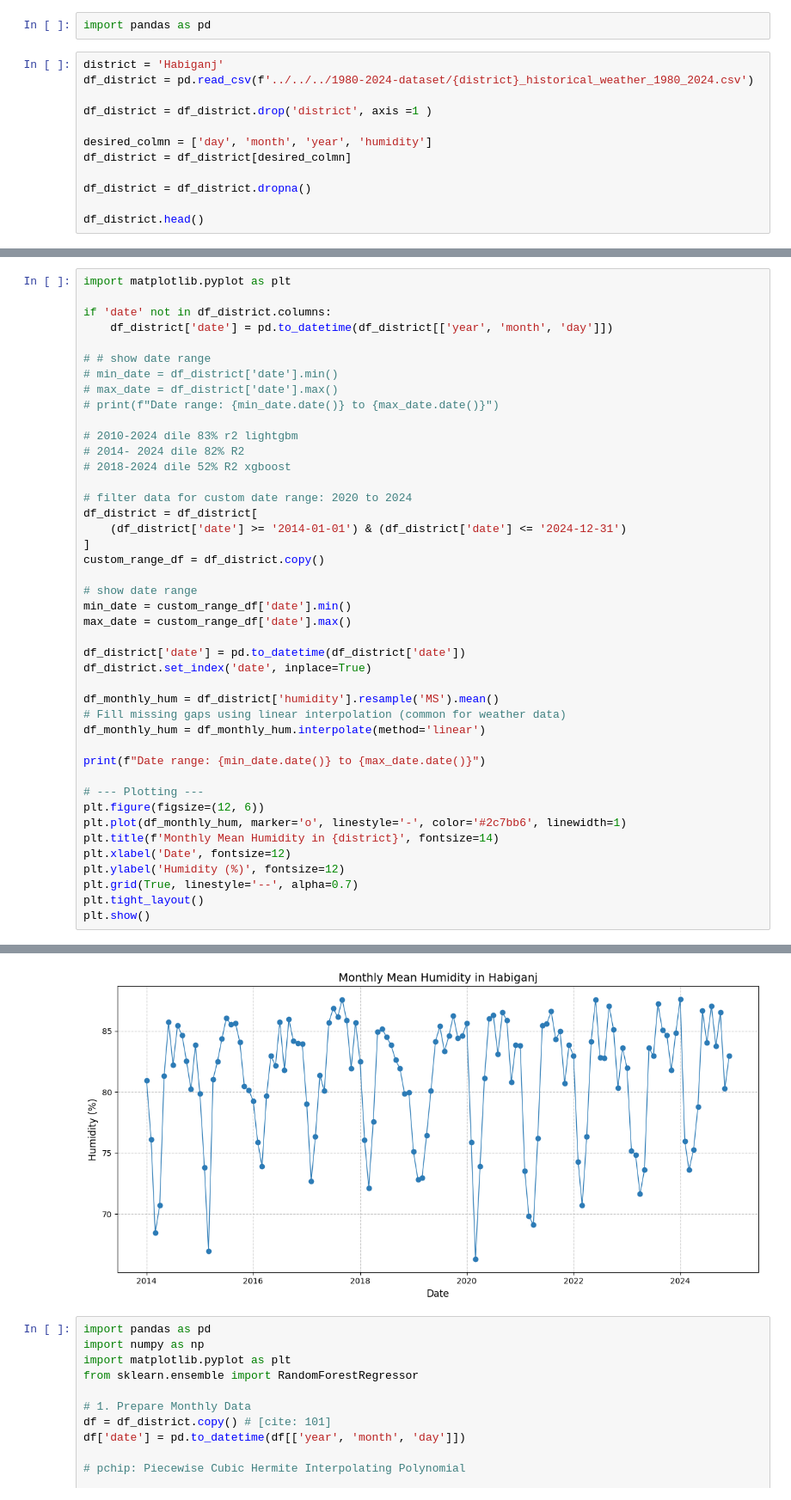
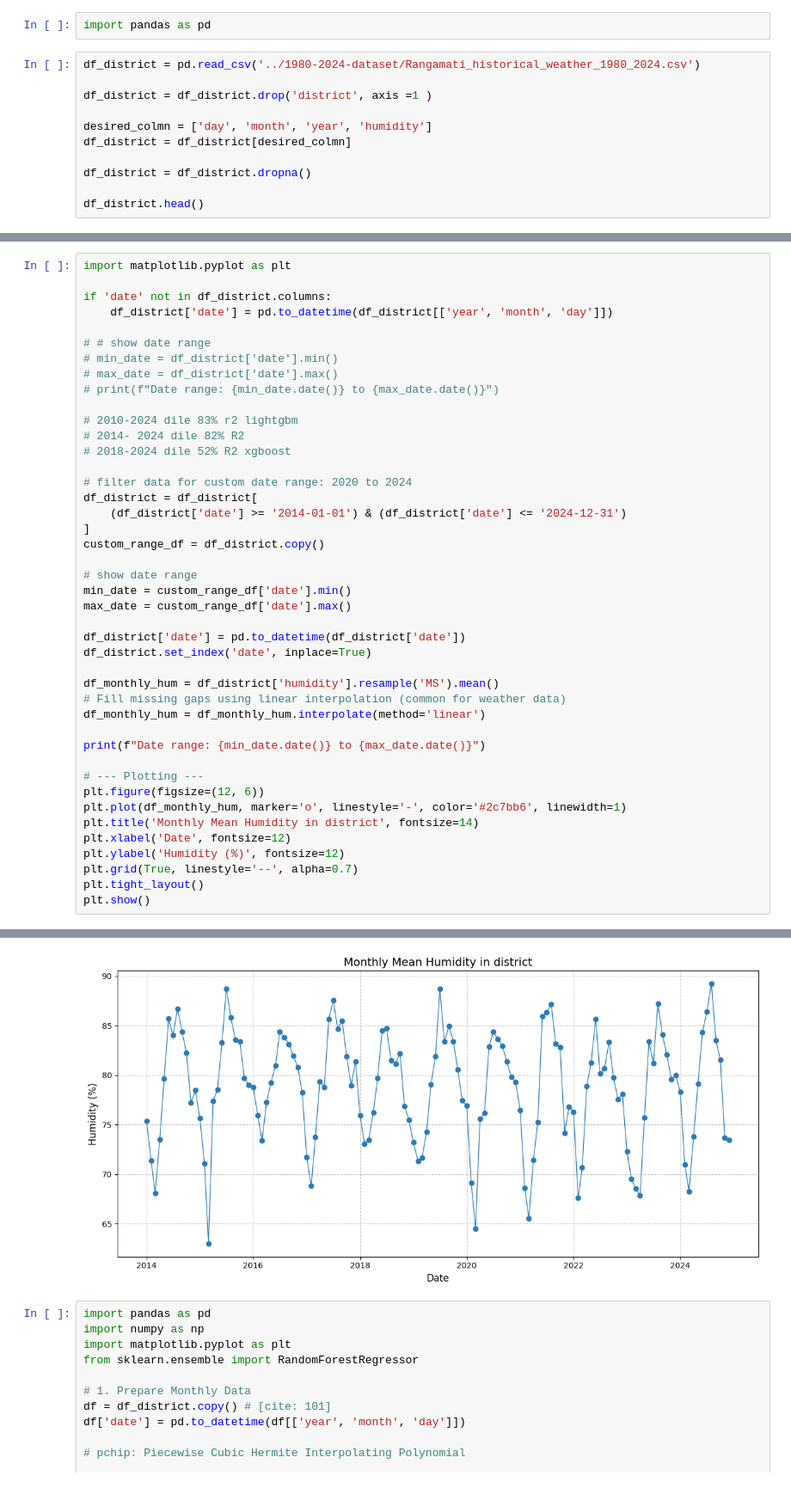
Before and after one commit to not-your-pancake/TCC_Journal, a Jupyter notebook: 0 Real Done Shit/6. Hill Tract Zone (Elevated Terrain)/1-4 HI_WB_HS_WGB/rangamati.ipynb, the cells around one changed output, grey strips where cells are left out. Shown at 86% size. Cells and saved outputs as stored; diff of their text form.

```diff
--- a/0 Real Done Shit/6. Hill Tract Zone (Elevated Terrain)/1-4 HI_WB_HS_WGB/rangamati.ipynb
+++ b/0 Real Done Shit/6. Hill Tract Zone (Elevated Terrain)/1-4 HI_WB_HS_WGB/rangamati.ipynb
@@ -3,8 +3,7 @@
 # %%
 import pandas as pd
 # %%
-district = 'Habiganj'
-df_district = pd.read_csv(f'../../../1980-2024-dataset/{district}_historical_weather_1980_2024.csv')
+df_district = pd.read_csv('../1980-2024-dataset/Rangamati_historical_weather_1980_2024.csv')
 
 df_district = df_district.drop('district', axis =1 )
 
@@ -38,35 +37,35 @@ if 'date' not in df_district.columns:
 
 # filter data for custom date range: 2020 to 2024
 df_district = df_district[
     (df_district['date'] >= '2014-01-01') & (df_district['date'] <= '2024-12-31')
 ]
 custom_range_df = df_district.copy()
 
 # show date range
 min_date = custom_range_df['date'].min()
 max_date = custom_range_df['date'].max()
 
 df_district['date'] = pd.to_datetime(df_district['date'])
 df_district.set_index('date', inplace=True)
 
 df_monthly_hum = df_district['humidity'].resample('MS').mean()
 # Fill missing gaps using linear interpolation (common for weather data)
 df_monthly_hum = df_monthly_hum.interpolate(method='linear')
 
 print(f"Date range: {min_date.date()} to {max_date.date()}")
 
 # --- Plotting ---
 plt.figure(figsize=(12, 6))
 plt.plot(df_monthly_hum, marker='o', linestyle='-', color='#2c7bb6', linewidth=1)
-plt.title(f'Monthly Mean Humidity in {district}', fontsize=14)
+plt.title('Monthly Mean Humidity in district', fontsize=14)
 plt.xlabel('Date', fontsize=12)
 plt.ylabel('Humidity (%)', fontsize=12)
 plt.grid(True, linestyle='--', alpha=0.7)
 plt.tight_layout()
 plt.show()
 # %% [output]
 Date range: 2014-01-01 to 2024-12-31
-[figure, old version]
+[figure, new version]
 # %%
 import pandas as pd
 import numpy as np
```
Also changed, not shown: parts of 62 cells of this notebook, 12 other files.
